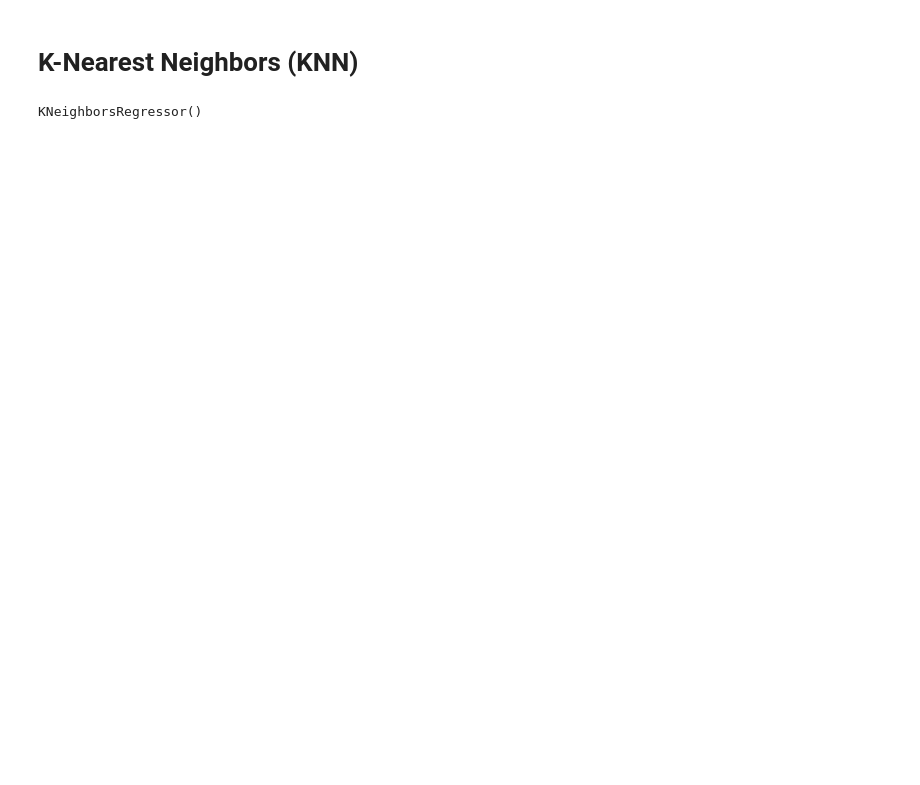
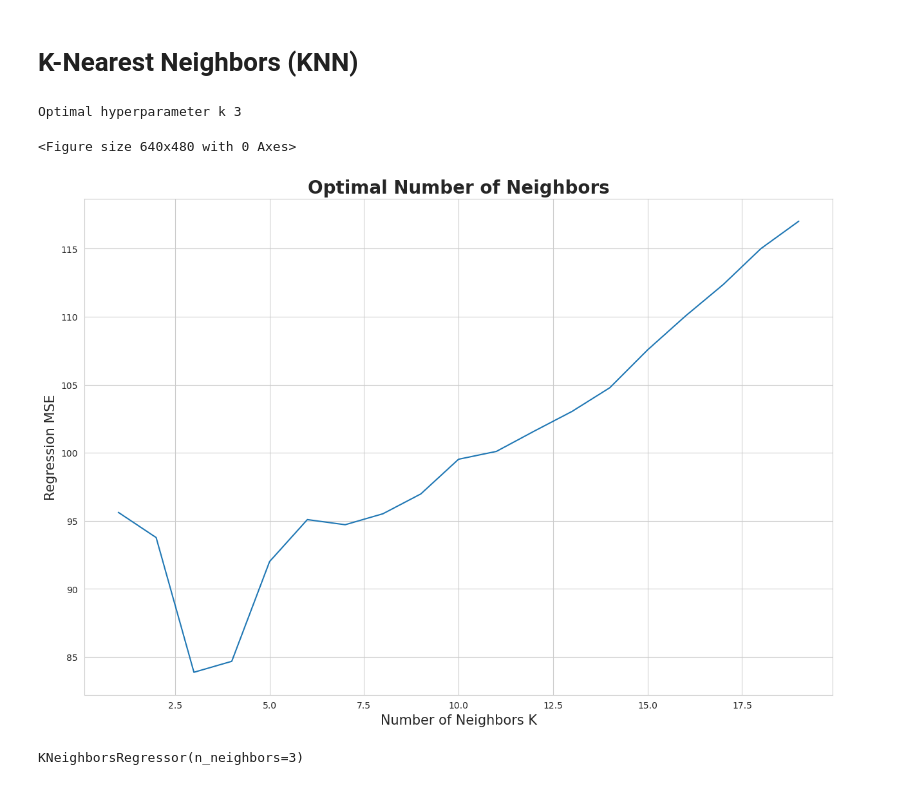
Before and after one commit to pcperera/concrete, a Jupyter notebook: models.ipynb, the cells around one changed output. Drawn from its saved outputs; the diff is of its cells as text; code cells hidden in the pictures; blank space fills up the shorter version.

Commit message:
Add knn hyper parameter turninnig

```diff
--- a/models.ipynb
+++ b/models.ipynb
@@ -129,13 +131,40 @@ R Squared Score 0.8266228900035051
 # %% [markdown]
 #  K-Nearest Neighbors (KNN)
+# %%
+# Creating list of K for KNN
+k_list = list(range(1, 20))
+# creating list of cv scores
+cv_scores = []
+
+# perform 10-fold cross validation
+for k in k_list:
+    knn = KNeighborsRegressor(n_neighbors=k)
+    scores = cross_val_score(knn, X_train, y_train, cv=10, scoring='neg_mean_squared_error')
+    cv_scores.append(scores.mean())
+
+knn_cv_mse = [1 - x for x in cv_scores]
+print(f'Optimal hyperparameter k {np.argmin(knn_cv_mse) + 1}') # +1 is because array index is 0 based
+
+plt.figure()
+plt.figure(figsize=(15,10))
+plt.title('Optimal Number of Neighbors', fontsize=20, fontweight='bold')
+plt.xlabel('Number of Neighbors K', fontsize=15)
+plt.ylabel('Regression MSE', fontsize=15)
+sb.set_style("whitegrid")
+plt.plot(k_list, knn_cv_mse)
+
+plt.show()
+# %% [output]
+Optimal hyperparameter k 3
+<Figure size 640x480 with 0 Axes>
+[figure, added]
 # %%
-# Create a KNN regression model with k=5
-knn = KNeighborsRegressor(n_neighbors=5)
+knn = KNeighborsRegressor(n_neighbors=3)
 
 # Fit the model on the training data
 knn.fit(X_train, y_train)
 # %% [output]
-KNeighborsRegressor()
+KNeighborsRegressor(n_neighbors=3)
 # %%
 knn_y_predicted = knn.predict(X_test)
 
```
Also changed, not shown: parts of 4 cells of this notebook.
